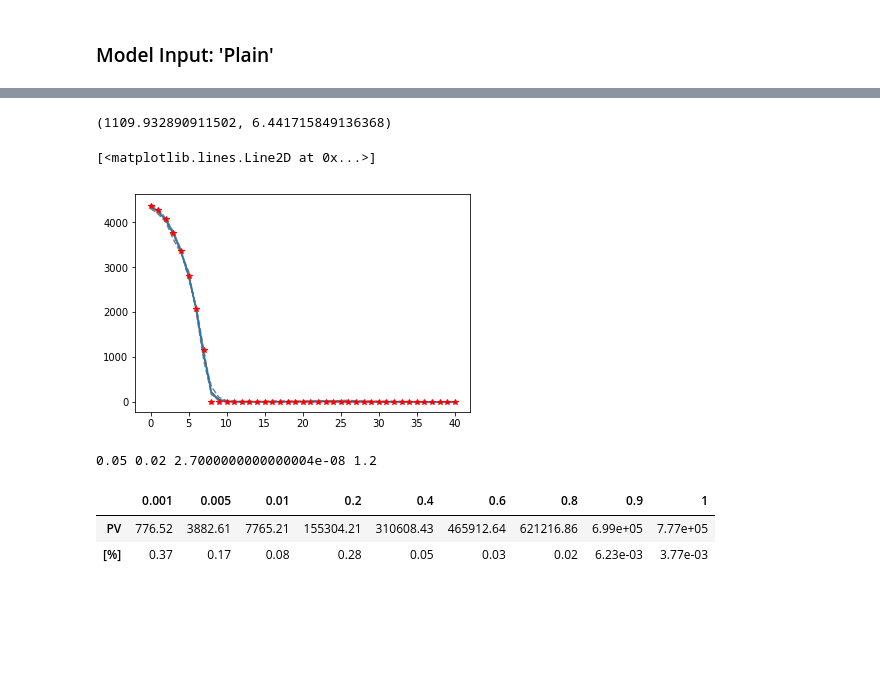
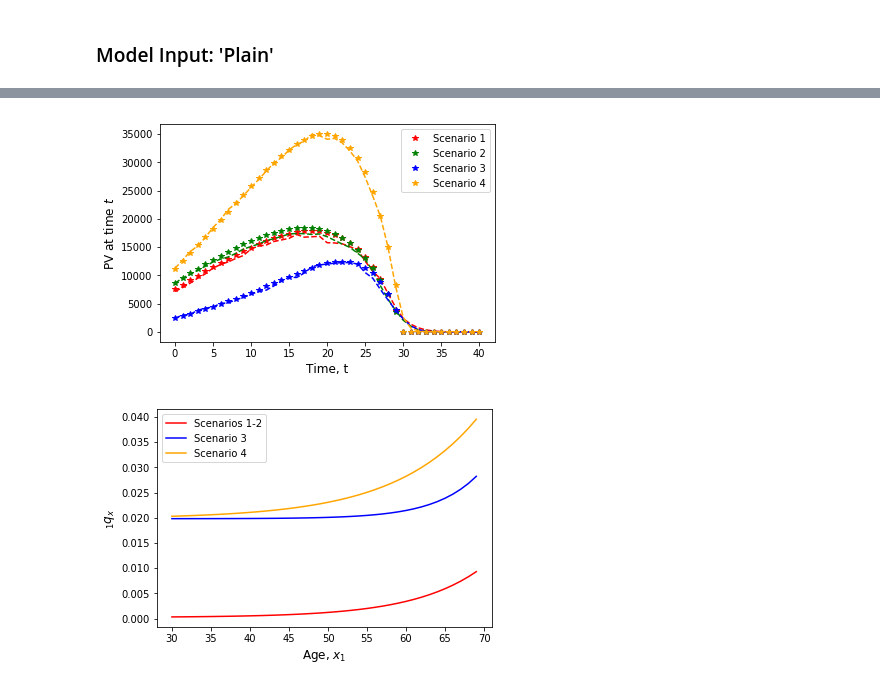
Before and after one commit to mtkier94/Master_Thesis, a Jupyter notebook: MSc_Thesis_Sensitivity_Analysis.ipynb, the cells around one changed output, grey strips where cells are left out. Cells and saved outputs as stored; diff of their text form; code cells hidden in the pictures; blank space fills up the shorter version.

```diff
--- a/MSc_Thesis_Sensitivity_Analysis.ipynb
+++ b/MSc_Thesis_Sensitivity_Analysis.ipynb
@@ -390,26 +339,45 @@ ensemble_sensi.evaluate(data_plain_train_sc, targets_train)
-# %%
-relate_loss(targets_train,0.05), relate_loss(targets_train,0.05, 'mae')
-# %% [output]
-(1109.932890911502, 6.441715849136368)
-# %%
-pos = 100
-for i in range(5):
-    plt.plot(models_sensi[i].predict(data_plain_train_sc[pos:pos+1,:,:])[0], color = 'grey', linestyle = '--')
-plt.plot(ensemble_sensi.predict(data_plain_train_sc[pos:pos+1,:,:])[0])
-plt.plot(targets_train[pos,:], 'r*')
-# %% [output]
-[<matplotlib.lines.Line2D at 0x...>]
-[figure, removed]
-# %%
-# check results
-count = 2
-if os.path.isfile(wd_sensis +r'\setting_{}'.format(count)+r'\results.pkl'):
-    with open(wd_sensis +r'\setting_{}'.format(count)+r'\results.pkl', 'rb') as input:
-                cache = pickle.load(input)
-print(cache[2],cache[3],cache[4],cache[5])
-cache[1]
-# %% [output]
-0.05 0.02 2.7000000000000004e-08 1.2
-|  | 0.001 | 0.005 | 0.01 | 0.2 | 0.4 | 0.6 | 0.8 | 0.9 | 1 |
-| PV | 776.52 | 3882.61 | 7765.21 | 155304.21 | 310608.43 | 465912.64 | 621216.86 | 6.99e+05 | 7.77e+05 |
-| [%] | 0.37 | 0.17 | 0.08 | 0.28 | 0.05 | 0.03 | 0.02 | 6.23e-03 | 3.77e-03 |
+# %%
+# Select individual contract to visualize
+x = np.array([40,500000,40,10]).reshape((1,4))
+x_sc = data_prep_feautures_scale(x, Max_min, option = 'conditional')
+x_plain_sc = data_full_transform_test(x_sc[0], n_aim=n_output, input_type= 'plain')
+
+targets_sensi = np.zeros(shape=(len(sensi_lst),n_output))
+for k in range(len(sensi_lst)):
+    targets_sensi[k,0:31] = get_termlife_reserve_profile(age_curr = x[0][0], Sum_ins=x[0][1],
+                                                         duration = x[0][2], interest = sensi_lst[k][0],
+                                                         age_of_contract= x[0][3], A= sensi_lst[k][1],
+                                                         B= sensi_lst[k][2], c= sensi_lst[k][3],
+                                                         option_past=False)
+# %%
+color_lst = ['red', 'green', 'blue', 'orange']
+for k in range(len(sensi_lst)):
+    plt.plot(targets_sensi[k,:], color = color_lst[k], linestyle = '', marker = '*', label = 'Scenario {}'.format(k+1))
+    plt.plot(ensemble_sensi_collection[k].predict(x_plain_sc)[0], color = color_lst[k], linestyle = '--')
+
+plt.xlabel('Time, t', fontsize = 'large')
+plt.ylabel('PV at time $t$', fontsize = 'large')
+plt.legend()
+plt.show()
+# %% [output]
+[figure, added]
+# %%
+## Illustrate respective structure of mortality hazard
+age_grid = np.linspace(start = 0, stop = 130, num = 131)
+for k in range(len(sensi_lst)):
+    A = sensi_lst[k][1]
+    B = sensi_lst[k][2]
+    c = sensi_lst[k][3]
+    susm_val = 1-np.exp(-A-B/np.log(c)*c**age_grid*(c-1))
+    if k != 1:
+        if k==0:
+            plt.plot(age_grid[30:70], susm_val[30:70], color = color_lst[k], label = 'Scenarios 1-2')
+        else:
+            plt.plot(age_grid[30:70], susm_val[30:70], color = color_lst[k], label = 'Scenario {}'.format(k+1))
+plt.xlabel('Age, $x_1$', fontsize = 'large')
+plt.ylabel(r'${}_1 q_x$', fontsize = 'large')
+plt.legend()
+#plt.yscale('log')
+plt.show()
+# %% [output]
+[figure, added]
```
Also changed, not shown: parts of 10 cells of this notebook.
